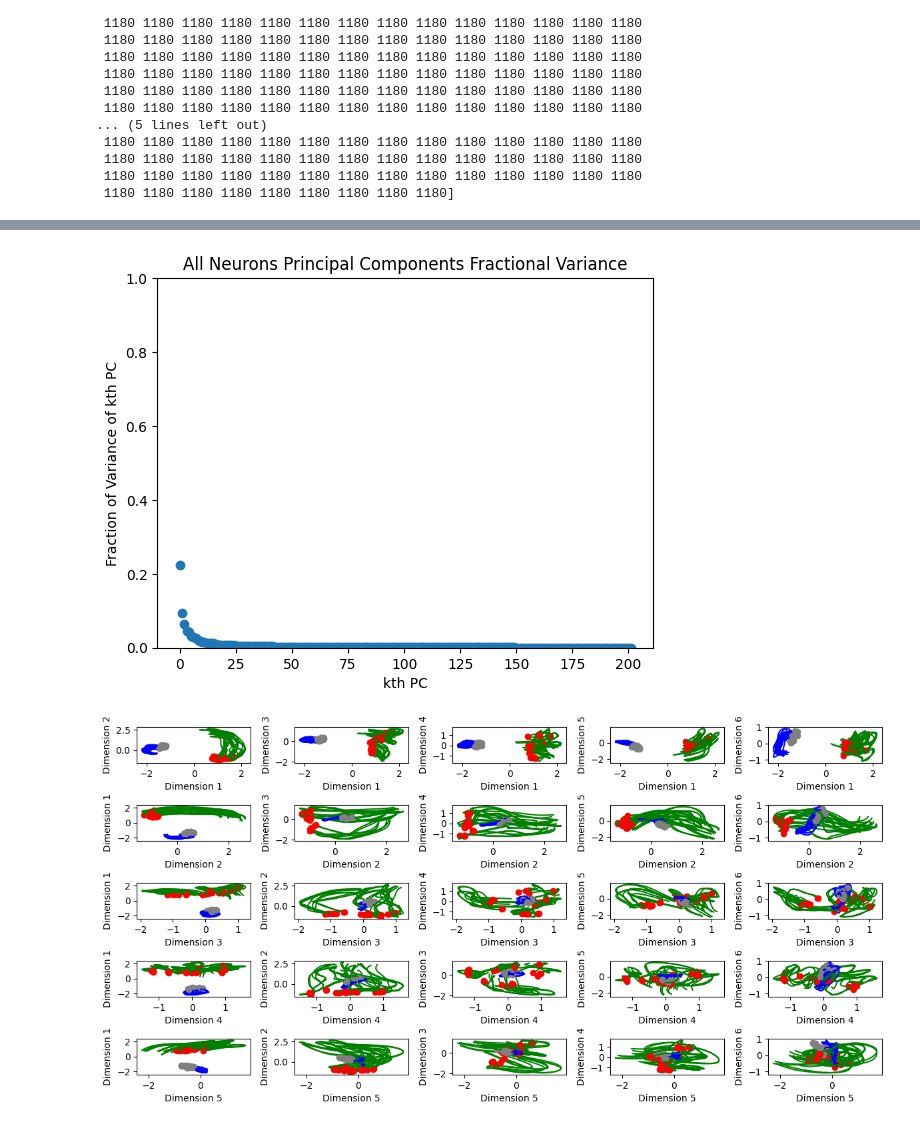
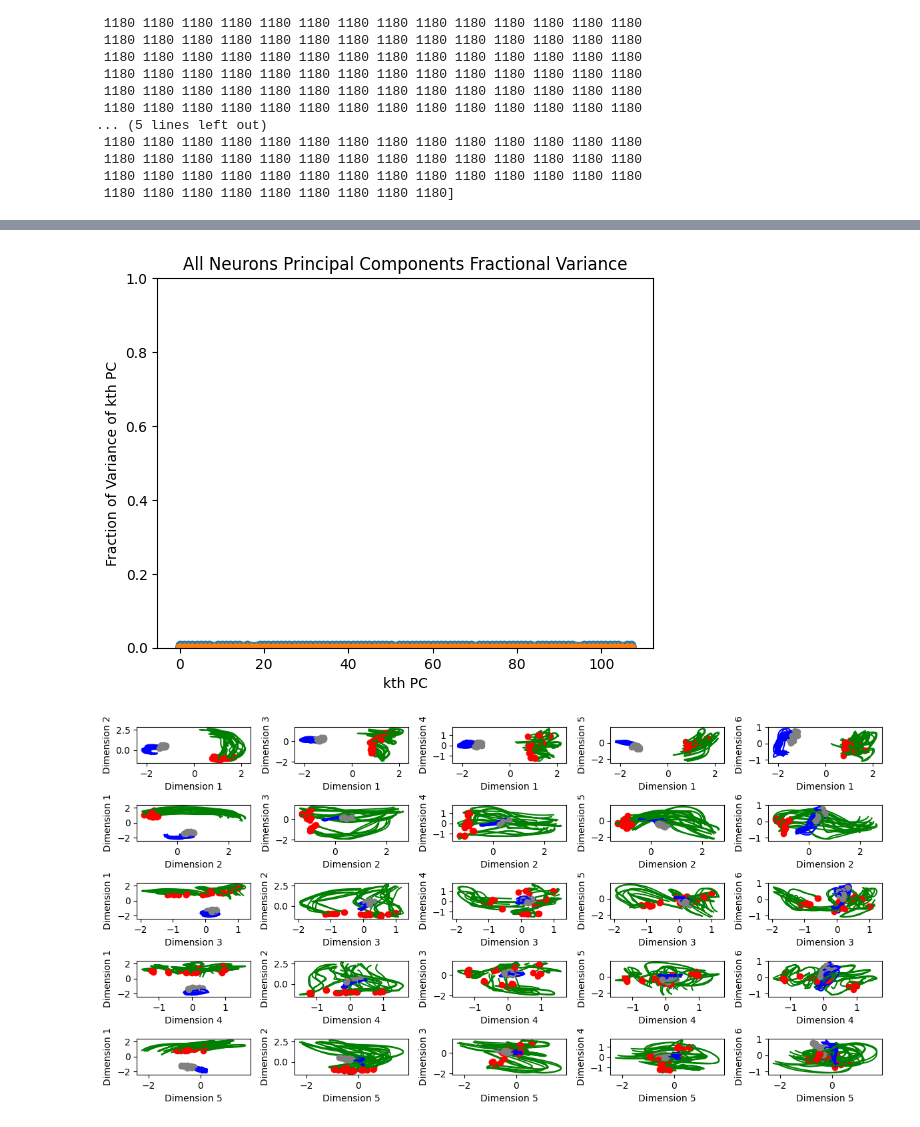
Before and after one commit to kbausen/senior-thesis, a Jupyter notebook: figure 3.ipynb, the cells around one changed output, grey strips where cells are left out. Saved outputs shown, nothing was run; the diff lists cells and outputs as text; code cells hidden in the pictures.

```diff
--- a/figure 3.ipynb
+++ b/figure 3.ipynb
@@ -110,7 +109,7 @@ index for ideal variance is  36
 # %%
-_, _, _ = pcar.svd(J_all_PSTH_new, True)
+_, _, _ = pcar.svd(J_all_tensor, True)
 # %% [output]
-[figure, old version]
+[figure, new version]
 # %%
 pcar.fig_3_cut_t(N_all_tensor, 6)
 # %% [output]
```
Also changed, not shown: parts of 2 cells of this notebook, 4 other files.
